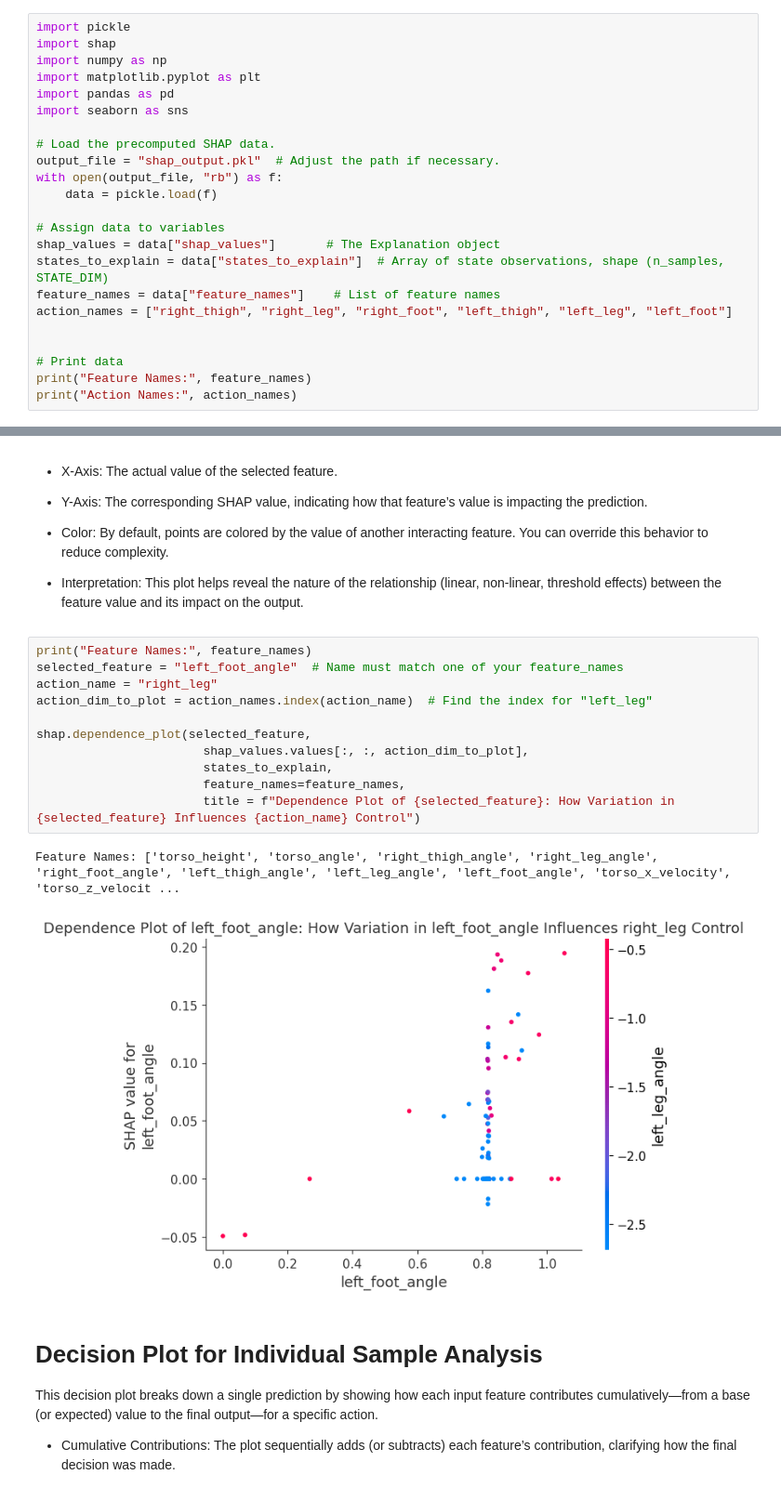
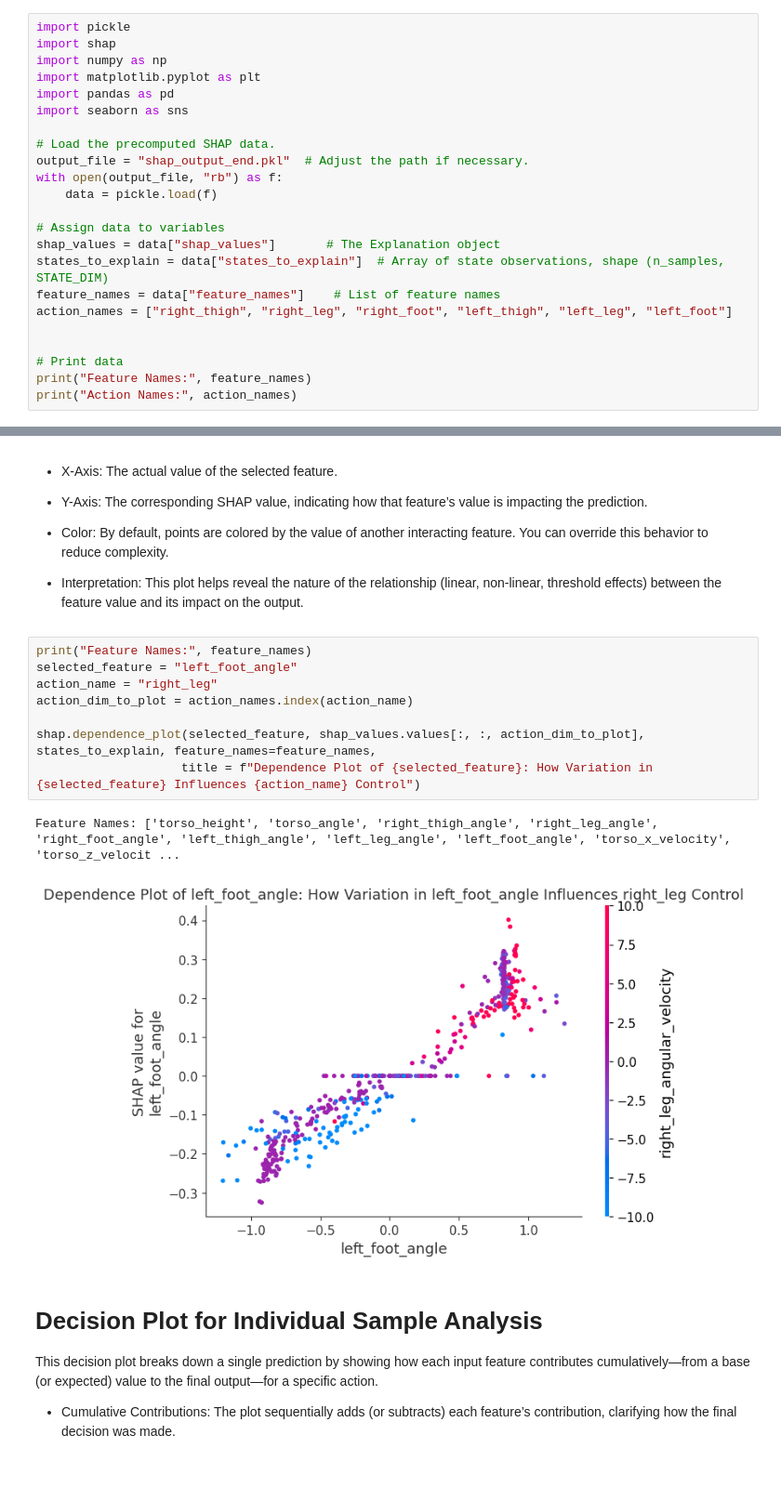
Before and after one commit to rl-squad/atdp_walker, a Jupyter notebook: SHAP/shap_vis.ipynb, the cells around one changed output, grey strips where cells are left out. Shown at 93% size. Cells and saved outputs as stored; diff of their text form.

```diff
--- a/SHAP/shap_vis.ipynb
+++ b/SHAP/shap_vis.ipynb
@@ -9,7 +9,7 @@ import pandas as pd
 import seaborn as sns
 
 # Load the precomputed SHAP data.
-output_file = "shap_output.pkl"  # Adjust the path if necessary.
+output_file = "shap_output_end.pkl"  # Adjust the path if necessary.
 with open(output_file, "rb") as f:
     data = pickle.load(f)
 
@@ -96,18 +100,15 @@ The dependence plot shows how the SHAP value for a single feature (e.g., “tors
 - Interpretation: This plot helps reveal the nature of the relationship (linear, non-linear, threshold effects) between the feature value and its impact on the output.
 # %%
 print("Feature Names:", feature_names)
-selected_feature = "left_foot_angle"  # Name must match one of your feature_names
+selected_feature = "left_foot_angle"
 action_name = "right_leg"
-action_dim_to_plot = action_names.index(action_name)  # Find the index for "left_leg"
+action_dim_to_plot = action_names.index(action_name)
 
-shap.dependence_plot(selected_feature,
-                       shap_values.values[:, :, action_dim_to_plot],
-                       states_to_explain,
-                       feature_names=feature_names,
-                       title = f"Dependence Plot of {selected_feature}: How Variation in {selected_feature} Influences {action_name} Control")
+shap.dependence_plot(selected_feature, shap_values.values[:, :, action_dim_to_plot], states_to_explain, feature_names=feature_names,
+                    title = f"Dependence Plot of {selected_feature}: How Variation in {selected_feature} Influences {action_name} Control")
 # %% [output]
 Feature Names: ['torso_height', 'torso_angle', 'right_thigh_angle', 'right_leg_angle', 'right_foot_angle', 'left_thigh_angle', 'left_leg_angle', 'left_foot_angle', 'torso_x_velocity', 'torso_z_velocit ...
-[figure, old version]
+[figure, new version]
 # %% [markdown]
 # Decision Plot for Individual Sample Analysis
 
```
Also changed, not shown: parts of 4 cells of this notebook, 8 other files.
